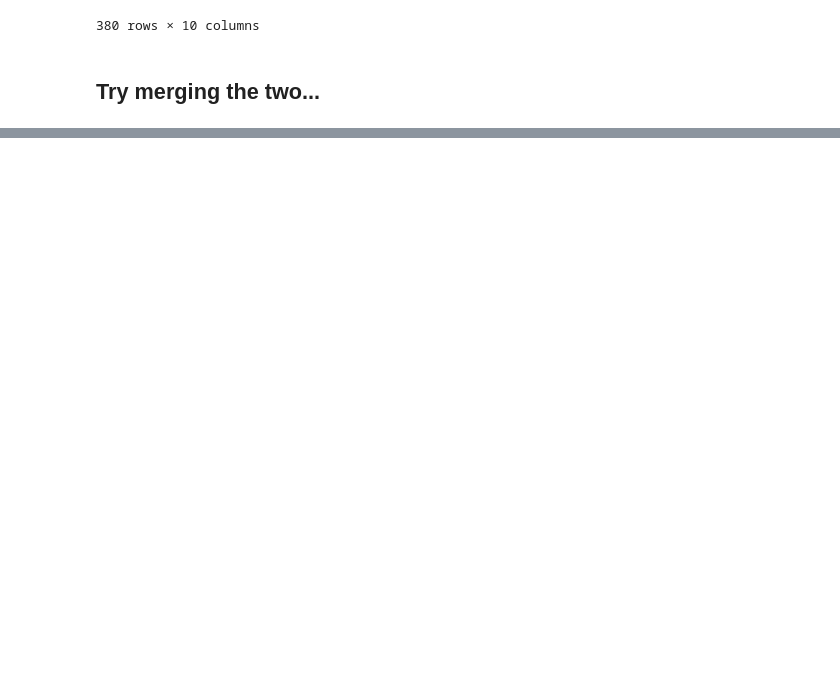
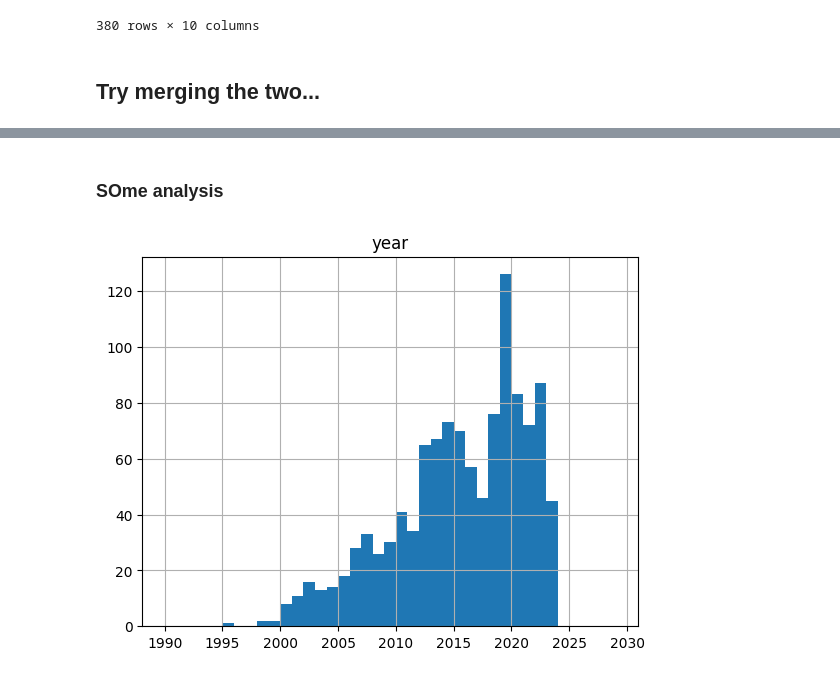
Before and after one commit to arthurrichards77/publication_scraping, a Jupyter notebook: merge_database.ipynb, the cells around one changed output, grey strips where cells are left out. Saved outputs shown, nothing was run; the diff lists cells and outputs as text; code cells hidden in the pictures; blank space fills up the shorter version.

```diff
--- a/merge_database.ipynb
+++ b/merge_database.ipynb
@@ -179,0 +212,6 @@ brl_df
+# %% [markdown]
+### SOme analysis
+# %%
+hist = brl_df.hist(column=['year'],bins=range(1990,2030))
+# %% [output]
+[figure, added]
```
Also changed, not shown: parts of 7 cells of this notebook, 2 other files.
